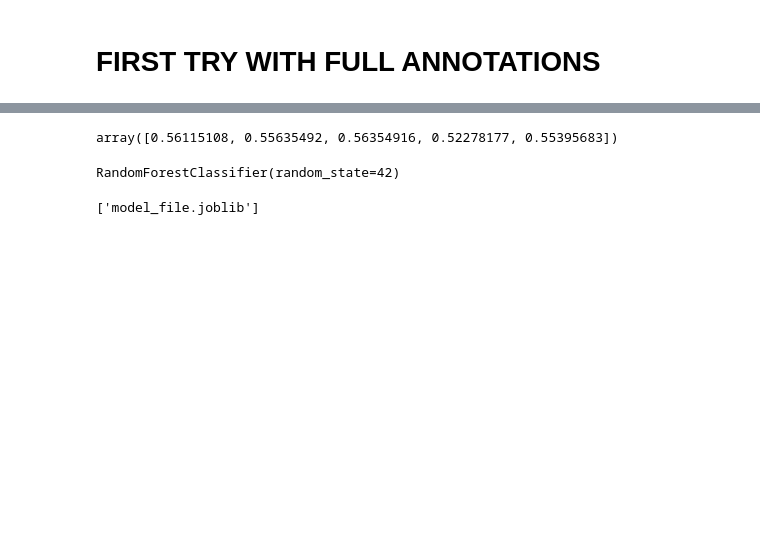
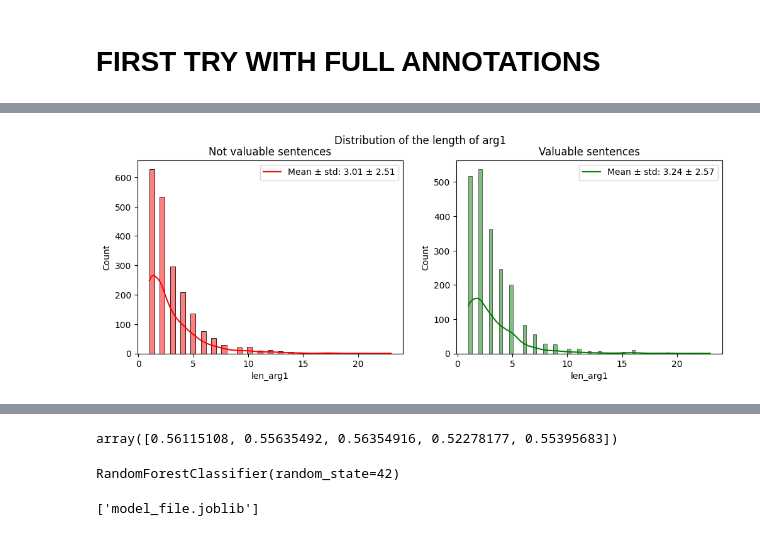
Before and after one commit to Riclaw/CMAP-Generator, a Jupyter notebook: classifier.ipynb, the cells around one changed output, grey strips where cells are left out. Drawn from its saved outputs; the diff is of its cells as text; code cells hidden in the pictures; blank space fills up the shorter version.

```diff
--- a/classifier.ipynb
+++ b/classifier.ipynb
@@ -50,0 +94,25 @@ final["len_arg2"]=final["arg2"].apply(lambda x: len(word_tokenize(x)))
+# %%
+# distribution of the length of the arg1 for both valuable and not valuable sentences
+
+fig, axes = plt.subplots(1, 2, figsize=(12, 4))
+
+mean = final.groupby("is_valuable")["len_arg1"].mean()
+std = final.groupby("is_valuable")["len_arg1"].std()
+
+# Plot the two subplots
+sns.histplot(final[final["is_valuable"] == 0]["len_arg1"], kde=True, ax=axes[0], color='r', alpha=0.5)
+axes[0].set_title("Not valuable sentences")
+
+sns.histplot(final[final["is_valuable"] == 1]["len_arg1"], kde=True, ax=axes[1], color='g', alpha=0.5)
+axes[1].set_title("Valuable sentences")
+
+
+axes[0].legend(labels=[f"Mean ± std: {mean[0]:.2f} ± {std[0]:.2f}"])
+axes[1].legend(labels=[f"Mean ± std: {mean[1]:.2f} ± {std[1]:.2f}"])
+
+# Title
+plt.suptitle("Distribution of the length of arg1")
+
+plt.show()
+# %% [output]
+[figure, added]
```
Also changed, not shown: parts of 34 cells of this notebook.
